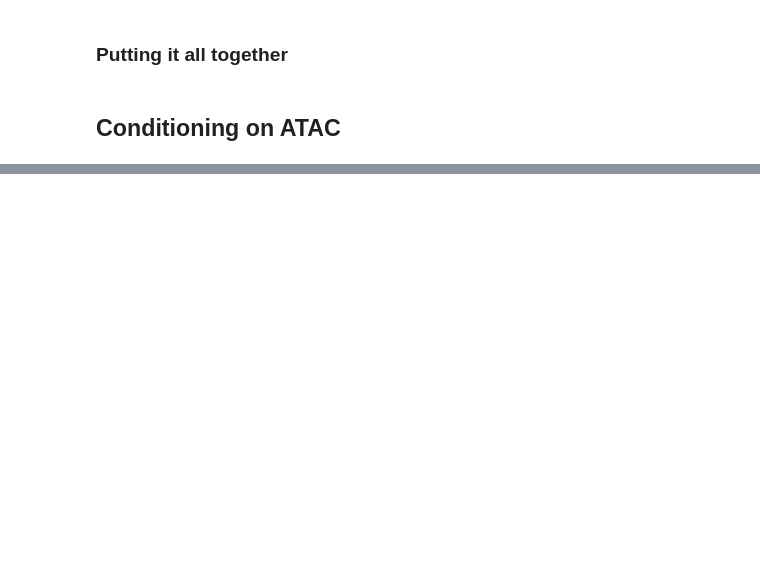
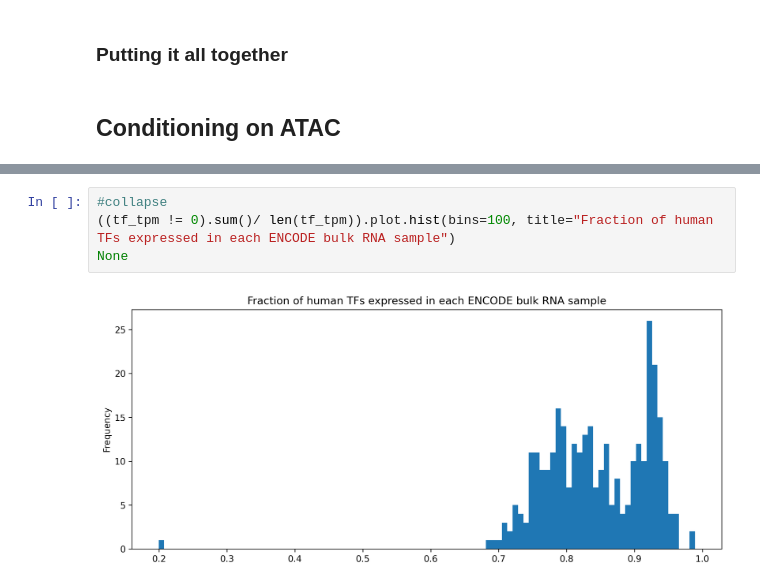
Before and after one commit to alexlenail/back_of_my_envelope, a Jupyter notebook: _notebooks/2022-01-12-equilibrium_TFs.ipynb, the cells around one changed output, grey strips where cells are left out. Cells and saved outputs as stored; diff of their text form; blank space fills up the shorter version.

```diff
--- a/_notebooks/2022-01-12-equilibrium_TFs.ipynb
+++ b/_notebooks/2022-01-12-equilibrium_TFs.ipynb
@@ -268,0 +468,6 @@ def multiplicity(TFBSs, TF_concs):
+# %%
+#collapse
+((tf_tpm != 0).sum()/ len(tf_tpm)).plot.hist(bins=100, title="Fraction of human TFs expressed in each ENCODE bulk RNA sample")
+None
+# %% [output]
+[figure, added]
```
Also changed, not shown: parts of 29 cells of this notebook.
